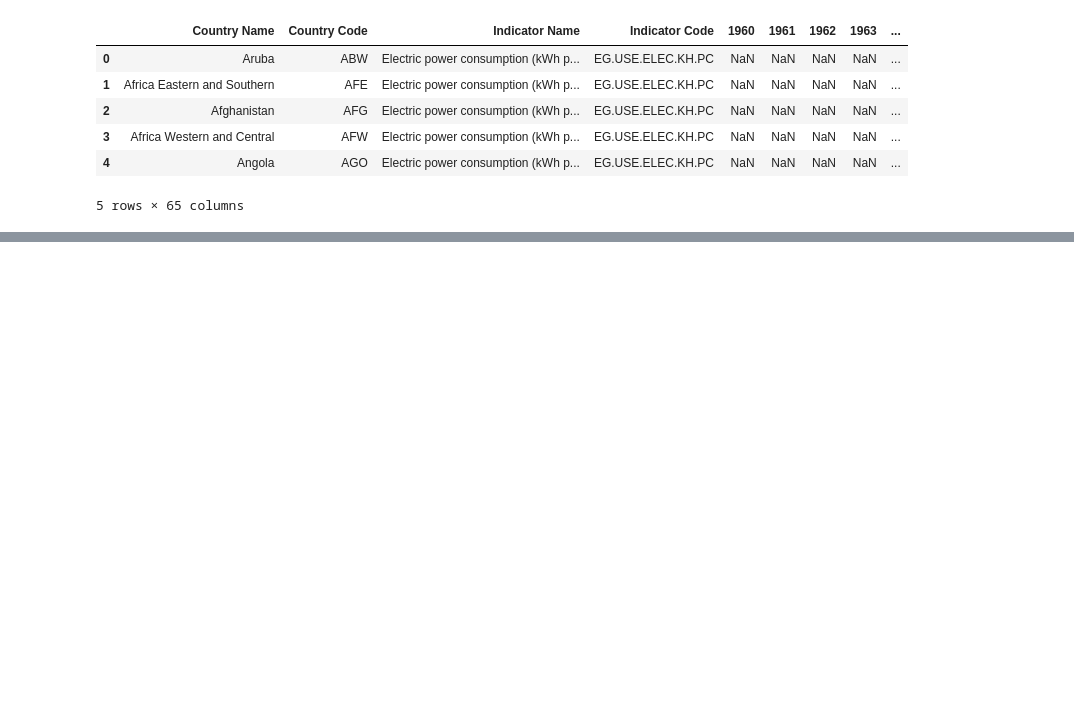
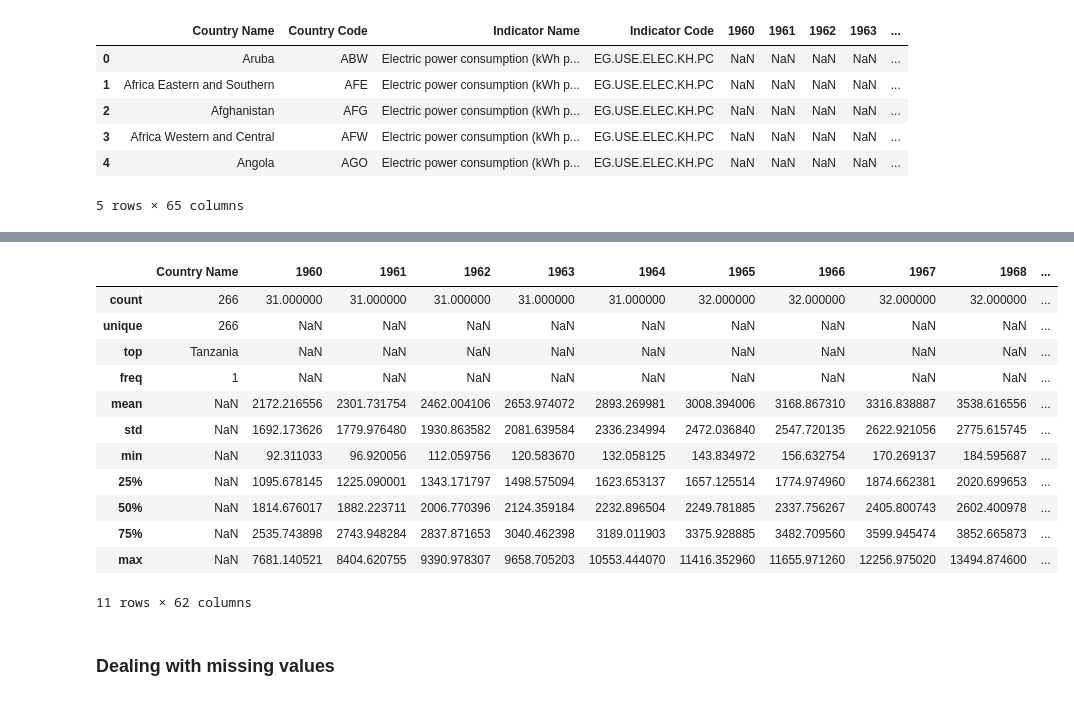
Before and after one commit to iamYole/ADS_Assignment_2, a Jupyter notebook: Population Growth VS Energy Consumption.ipynb, the cells around one changed output, grey strips where cells are left out. Cells and saved outputs as stored; diff of their text form; code cells hidden in the pictures; blank space fills up the shorter version.

Commit message:
Explored the dataset
Removed irrelevant columns;
dealt with missing values

```diff
--- a/Population Growth VS Energy Consumption.ipynb
+++ b/Population Growth VS Energy Consumption.ipynb
@@ -33,0 +99,23 @@ df_power_consumption.head()
+# %%
+#Dropping the irrelevant columns
+
+df_population_growth =  df_population_growth.drop(['Country Code','Indicator Name','Indicator Code'], axis=1)
+df_power_consumption =  df_power_consumption.drop(['Country Code','Indicator Name','Indicator Code'], axis=1)
+# %%
+df_power_consumption.describe(include = 'all')
+# %% [output]
+|  | Country Name | 1960 | 1961 | 1962 | 1963 | 1964 | 1965 | 1966 | 1967 | 1968 | ... |
+| count | 266 | 31.000000 | 31.000000 | 31.000000 | 31.000000 | 31.000000 | 32.000000 | 32.000000 | 32.000000 | 32.000000 | ... |
+| unique | 266 | NaN | NaN | NaN | NaN | NaN | NaN | NaN | NaN | NaN | ... |
+| top | Tanzania | NaN | NaN | NaN | NaN | NaN | NaN | NaN | NaN | NaN | ... |
+| freq | 1 | NaN | NaN | NaN | NaN | NaN | NaN | NaN | NaN | NaN | ... |
+| mean | NaN | 2172.216556 | 2301.731754 | 2462.004106 | 2653.974072 | 2893.269981 | 3008.394006 | 3168.867310 | 3316.838887 | 3538.616556 | ... |
+| std | NaN | 1692.173626 | 1779.976480 | 1930.863582 | 2081.639584 | 2336.234994 | 2472.036840 | 2547.720135 | 2622.921056 | 2775.615745 | ... |
+| min | NaN | 92.311033 | 96.920056 | 112.059756 | 120.583670 | 132.058125 | 143.834972 | 156.632754 | 170.269137 | 184.595687 | ... |
+| 25% | NaN | 1095.678145 | 1225.090001 | 1343.171797 | 1498.575094 | 1623.653137 | 1657.125514 | 1774.974960 | 1874.662381 | 2020.699653 | ... |
+| 50% | NaN | 1814.676017 | 1882.223711 | 2006.770396 | 2124.359184 | 2232.896504 | 2249.781885 | 2337.756267 | 2405.800743 | 2602.400978 | ... |
+| 75% | NaN | 2535.743898 | 2743.948284 | 2837.871653 | 3040.462398 | 3189.011903 | 3375.928885 | 3482.709560 | 3599.945474 | 3852.665873 | ... |
+| max | NaN | 7681.140521 | 8404.620755 | 9390.978307 | 9658.705203 | 10553.444070 | 11416.352960 | 11655.971260 | 12256.975020 | 13494.874600 | ... |
+11 rows × 62 columns
+# %% [markdown]
+### Dealing with missing values
```
Also changed, not shown: parts of 15 cells of this notebook, 1 other file.
